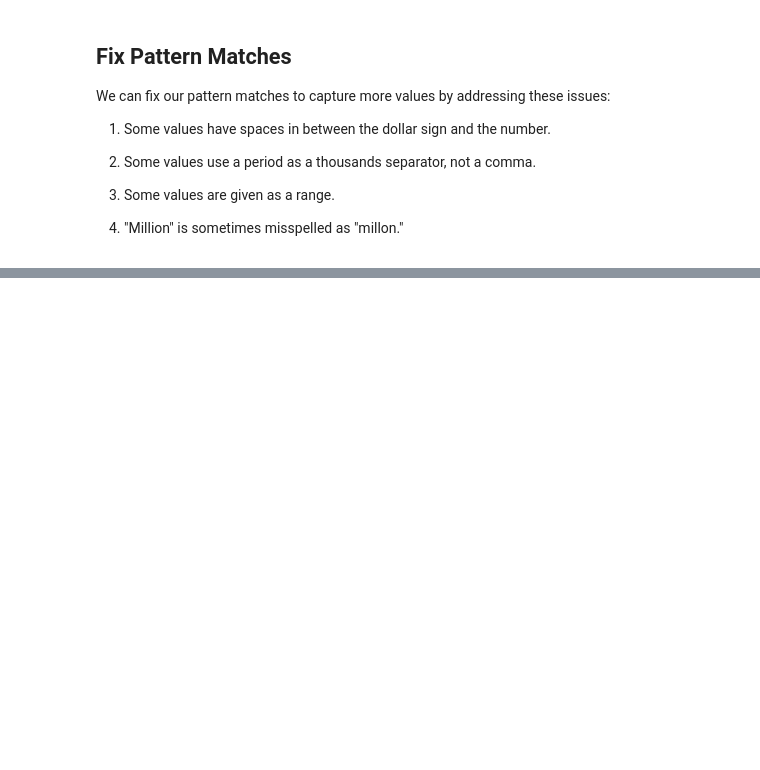
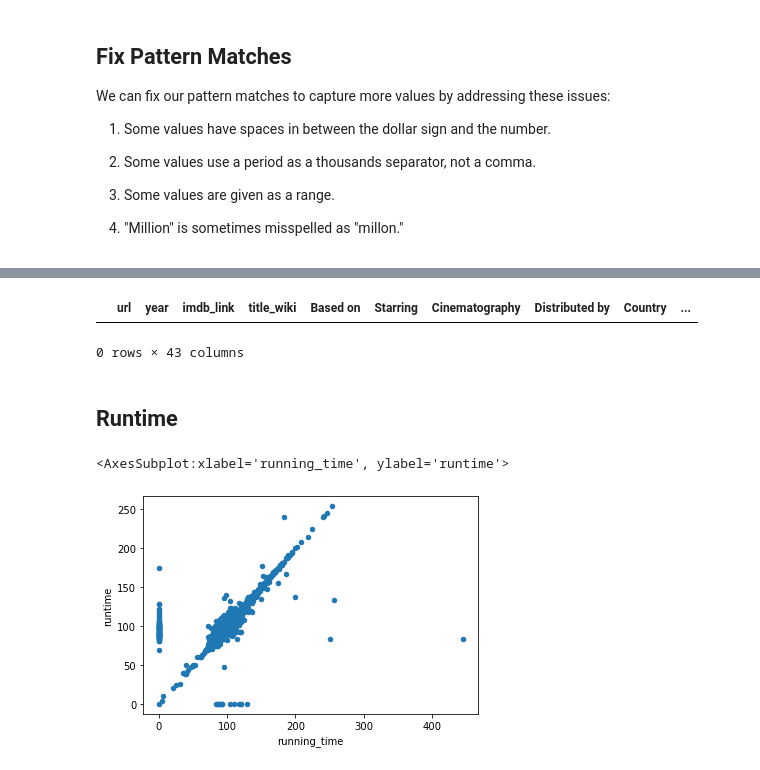
Before and after one commit to wonhee3472/Movies-ETL, a Jupyter notebook: Movielens Extract.ipynb, the cells around one changed output, grey strips where cells are left out. Saved outputs shown, nothing was run; the diff lists cells and outputs as text; code cells hidden in the pictures; blank space fills up the shorter version.

```diff
--- a/Movielens Extract.ipynb
+++ b/Movielens Extract.ipynb
@@ -1134,0 +1139,5 @@ Name: rating, dtype: float64
+# %%
+#Print out a list of columns so that we can identify which ones are redundant
+#Use the suffix parameter to make it easier to identify which table each column came frome
+movies_df = pd.merge(wiki_movies_df,  kaggle_metadata, on='imdb_id', suffixes=['_wiki', '_kaggle'])
+movies_df.head()
@@ -1134,0 +1199,17 @@ Name: rating, dtype: float64
+# %%
+# Both options look pretty good, but the Kaggle data looks just a little bit more consistent.
+# Let's confirm there aren't any missing titles in the Kaggle data with the following code:
+movies_df[(movies_df['title_kaggle'] == '') | (movies_df['title_kaggle'].isnull())]
+# %% [output]
+|  | url | year | imdb_link | title_wiki | Based on | Starring | Cinematography | Distributed by | Country | ... |
+0 rows × 43 columns
+# %% [markdown]
+## Runtime
+# %%
+# Compare running_time and runtime with a scatter plot.
+# If the two columns are the same, then we will get a perfectly straight line.
+# Scatter plots do not show null values, so we will need to fill missing values with zeros
+movies_df.fillna(0).plot(x='running_time', y='runtime', kind='scatter')
+# %% [output]
+<AxesSubplot:xlabel='running_time', ylabel='runtime'>
+[figure, added]
```
Also changed, not shown: parts of 125 cells of this notebook.
